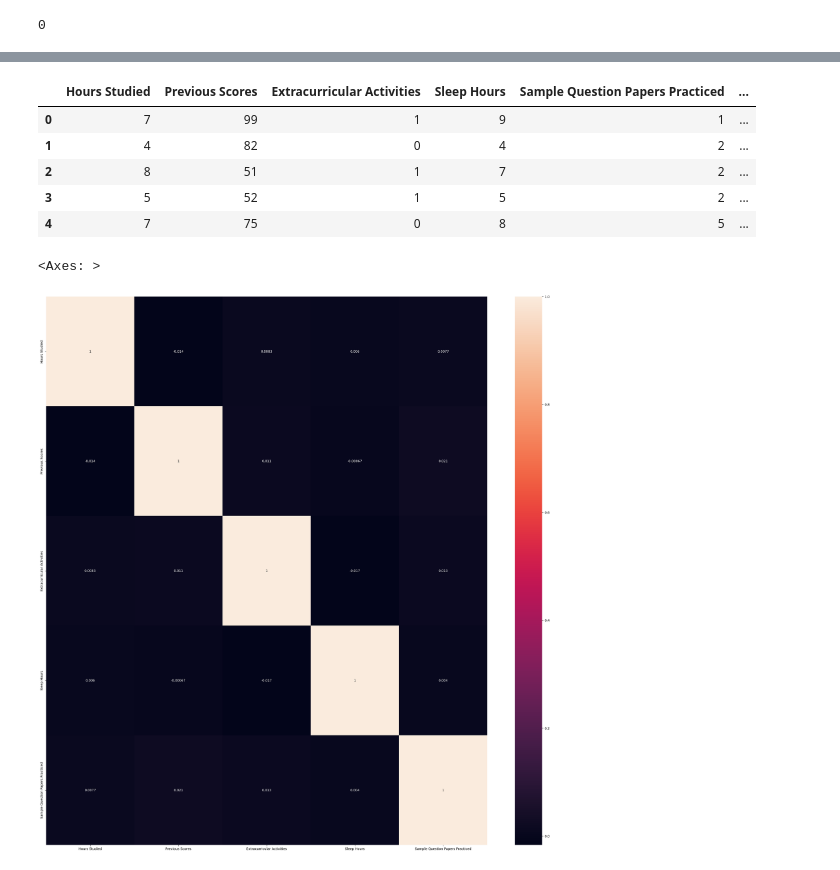
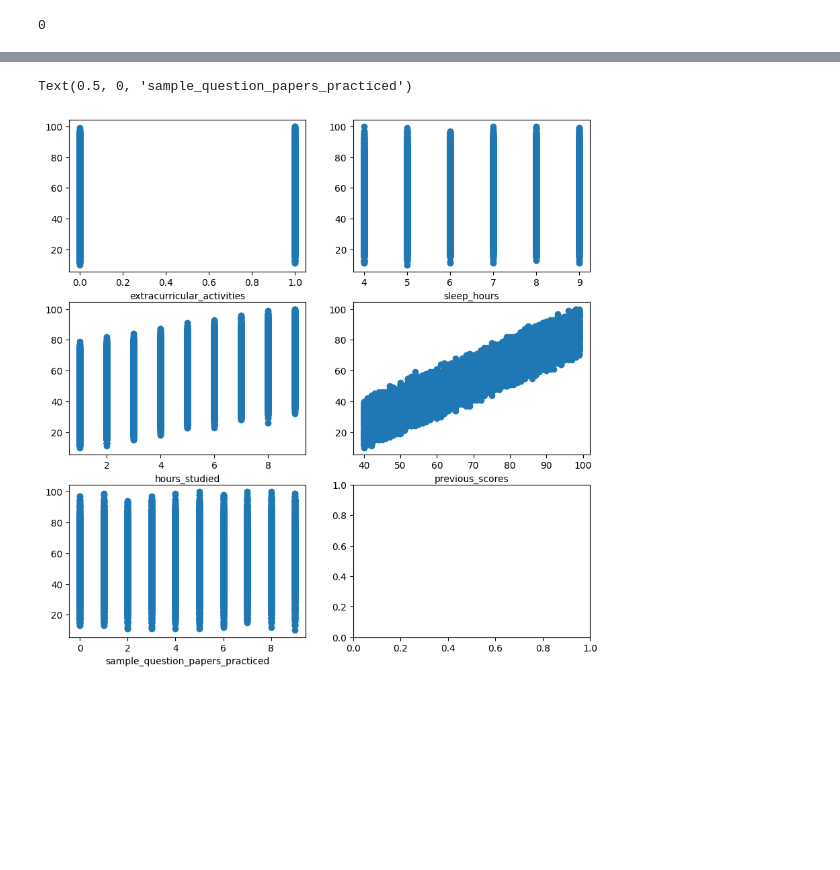
Before and after one commit to Marwan051/final_regression_project, a Jupyter notebook: final.ipynb, the cells around one changed output, grey strips where cells are left out. Saved outputs shown, nothing was run; the diff lists cells and outputs as text; code cells hidden in the pictures; blank space fills up the shorter version.

```diff
--- a/final.ipynb
+++ b/final.ipynb
@@ -90,14 +125,26 @@ plt.show()
-# %%
-df.head()
-# %% [output]
-|  | Hours Studied | Previous Scores | Extracurricular Activities | Sleep Hours | Sample Question Papers Practiced | ... |
-| 0 | 7 | 99 | 1 | 9 | 1 | ... |
-| 1 | 4 | 82 | 0 | 4 | 2 | ... |
-| 2 | 8 | 51 | 1 | 7 | 2 | ... |
-| 3 | 5 | 52 | 1 | 5 | 2 | ... |
-| 4 | 7 | 75 | 0 | 8 | 5 | ... |
 # %%
-x = df.drop(['Performance Index'], axis=1)
-y = df['Performance Index']
+x = df.drop(['performance_index'], axis=1)
+y = df['performance_index']
+# %%
+#Plots to show the linear relashionship between radius_mean and redundannt features
+fig,ax = plt.subplots(3,2,figsize = (10,10))
+
+ax[0,0].scatter(x['extracurricular_activities'],y)
+ax[0,0].set_xlabel('extracurricular_activities')
+
+ax[0,1].scatter(x['sleep_hours'],y)
+ax[0,1].set_xlabel('sleep_hours')
+
+ax[1,0].scatter(x['hours_studied'],y)
+ax[1,0].set_xlabel('hours_studied')
+
+ax[1,1].scatter(x['previous_scores'],y)
+ax[1,1].set_xlabel('previous_scores')
+
+ax[2,0].scatter(x['sample_question_papers_practiced'],y)
+ax[2,0].set_xlabel('sample_question_papers_practiced')
+# %% [output]
+Text(0.5, 0, 'sample_question_papers_practiced')
+[figure, added]
 # %%
 from sklearn.model_selection import train_test_split
@@ -105,7 +151,0 @@ x_train , x_test , y_train , y_test = train_test_split(x,y,test_size=0.2,random_
-# %%
-
-plt.figure(figsize = (30,30))
-sns.heatmap(x_train.corr(),annot = True)
-# %% [output]
-<Axes: >
-[figure, removed]
```
Also changed, not shown: parts of 18 cells of this notebook.
